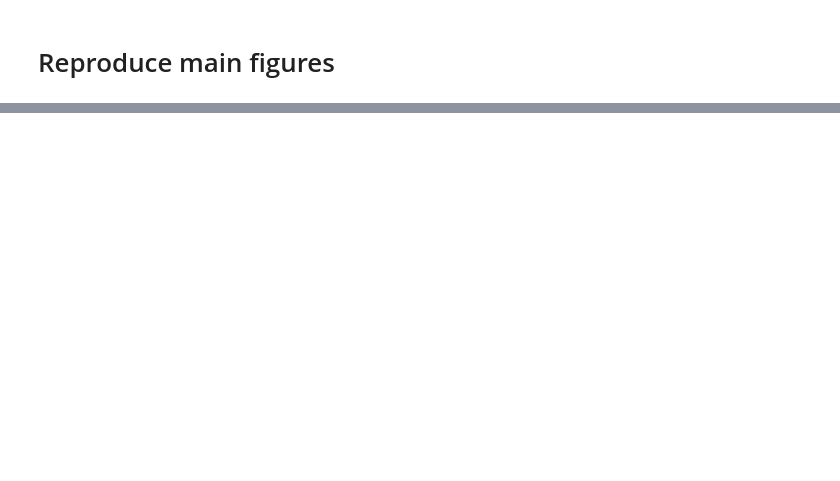
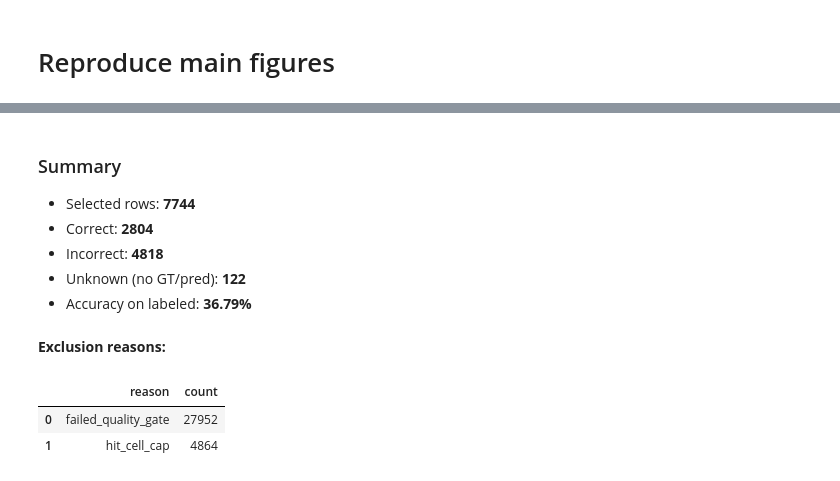
Before and after one commit to zacksifakis/task-hardness-analysis, a Jupyter notebook: notebooks/reproduce.ipynb, the cells around one changed output, grey strips where cells are left out. Saved outputs shown, nothing was run; the diff lists cells and outputs as text; code cells hidden in the pictures; blank space fills up the shorter version.

```diff
--- a/notebooks/reproduce.ipynb
+++ b/notebooks/reproduce.ipynb
@@ -8,0 +50,79 @@ Done. See: reports/week01/summary.md
+# %%
+import csv
+
+def load_csv_any(path):
+    if pd is not None:
+        try:
+            return pd.read_csv(path)
+        except Exception:
+            pass
+    with open(path, newline="", encoding="utf-8") as f:
+        return list(csv.DictReader(f))
+
+per_record = load_csv_any(PR_CSV)
+
+def as_rows(obj):
+    if obj is None: return []
+    if pd is not None and hasattr(obj, "to_dict"):
+        return obj.to_dict(orient="records")
+    return obj
+
+rows = as_rows(per_record)
+
+# normalize correct -> True/False/None
+def to_bool(v):
+    s = str(v).strip().lower()
+    return True if s == "true" else (False if s == "false" else None)
+
+num_total    = len(rows)
+num_correct  = sum(1 for r in rows if to_bool(r.get("correct")) is True)
+num_incorrect= sum(1 for r in rows if to_bool(r.get("correct")) is False)
+num_unknown  = num_total - num_correct - num_incorrect
+acc = (num_correct / max(1, (num_correct + num_incorrect))) * 100.0
+
+display(Markdown(
+    f"### Summary\n"
+    f"- Selected rows: **{num_total}**  \n"
+    f"- Correct: **{num_correct}**  \n"
+    f"- Incorrect: **{num_incorrect}**  \n"
+    f"- Unknown (no GT/pred): **{num_unknown}**  \n"
+    f"- Accuracy on labeled: **{acc:.2f}%**"
+))
+
+# (Optional) show exclusion reasons if present
+if os.path.isfile(EXCL_CSV):
+    excl = load_csv_any(EXCL_CSV)
+
+    def has_rows(obj):
+        if obj is None:
+            return False
+        # pandas DataFrame
+        if pd is not None and hasattr(obj, "empty"):
+            return not obj.empty
+        # list-of-dicts fallback
+        return isinstance(obj, list) and len(obj) > 0
+
+    if has_rows(excl):
+        display(Markdown("**Exclusion reasons:**"))
+        if pd is not None and hasattr(excl, "empty"):
+            # already a DataFrame
+            display(excl)
+        else:
+            # list-of-dicts -> make a small table
+            if pd is not None:
+                import pandas as _pd
+                display(_pd.DataFrame(excl))
+            else:
+                for r in excl:
+                    print(r)
+# %% [output]
+### Summary
+- Selected rows: **7744**
+- Correct: **2804**
+- Incorrect: **4818**
+- Unknown (no GT/pred): **122**
+- Accuracy on labeled: **36.79%**
+**Exclusion reasons:**
+|  | reason | count |
+| 0 | failed_quality_gate | 27952 |
+| 1 | hit_cell_cap | 4864 |
```
Also changed, not shown: parts of 6 cells of this notebook, 9 other files.
